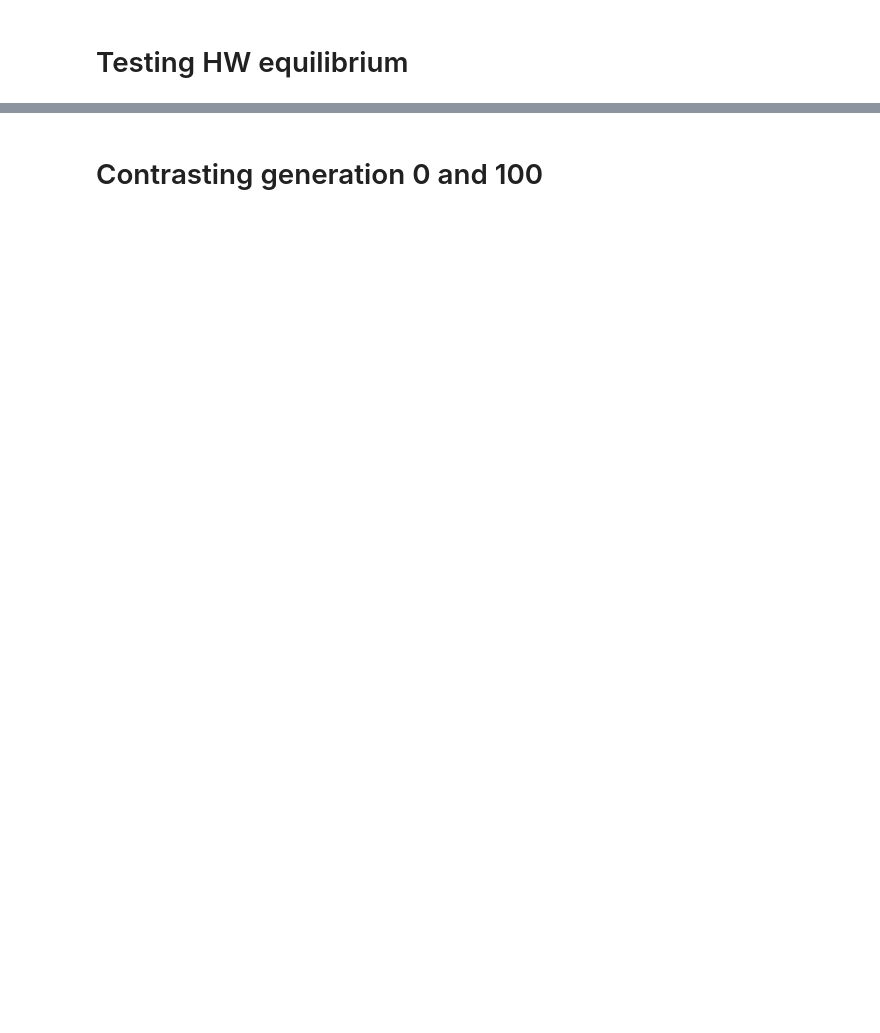
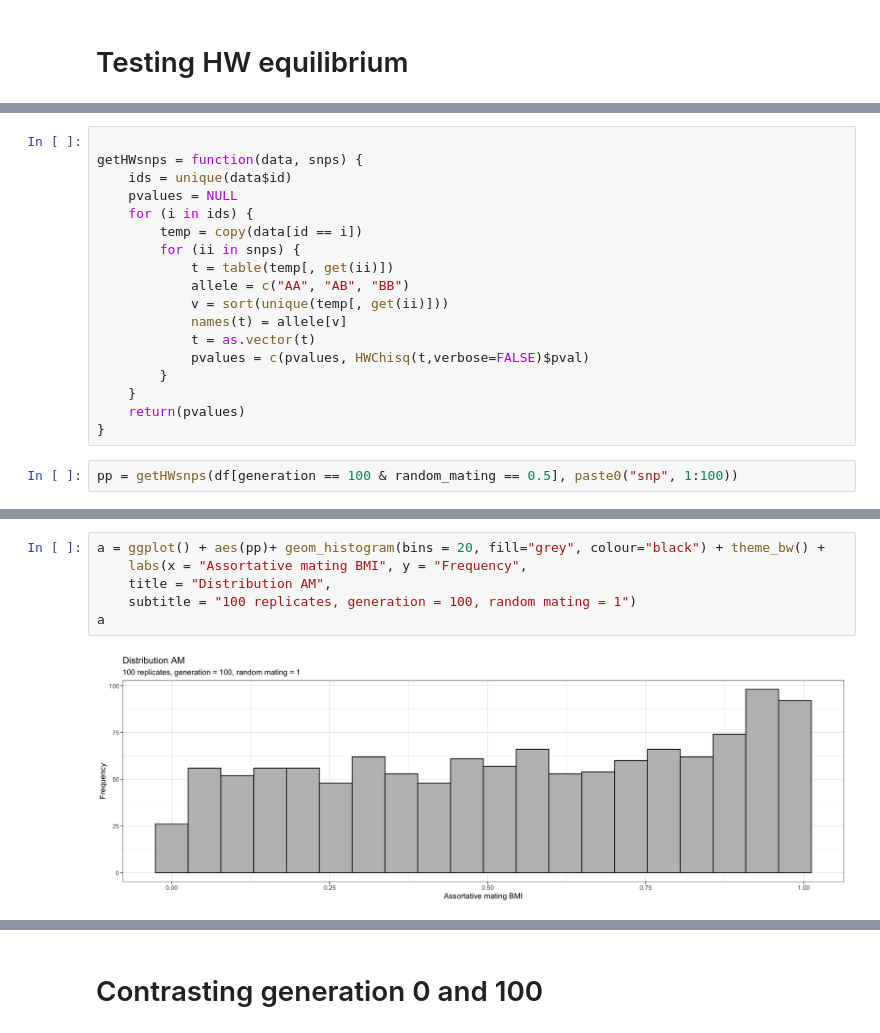
Before and after one commit to sdaza/obesity-dem-heritability, a Jupyter notebook: notebooks/testing-hw-snp-simulation.ipynb, the cells around one changed output, grey strips where cells are left out. Drawn from its saved outputs; the diff is of its cells as text; blank space fills up the shorter version.

```diff
--- a/notebooks/testing-hw-snp-simulation.ipynb
+++ b/notebooks/testing-hw-snp-simulation.ipynb
@@ -19,0 +46,20 @@ df = merge(dat, params[, .(iteration, replicate, random_mating)], by = c("iterat
+# %%
+
+getHWsnps = function(data, snps) {
+    ids = unique(data$id)
+    pvalues = NULL
+    for (i in ids) {
+        temp = copy(data[id == i])
+        for (ii in snps) {
+            t = table(temp[, get(ii)])
+            allele = c("AA", "AB", "BB")
+            v = sort(unique(temp[, get(ii)]))
+            names(t) = allele[v]
+            t = as.vector(t)
+            pvalues = c(pvalues, HWChisq(t,verbose=FALSE)$pval)
+        }
+    }
+    return(pvalues)
+}
+# %%
+pp = getHWsnps(df[generation == 100 & random_mating == 0.5], paste0("snp", 1:100))
@@ -19,0 +85,8 @@ df = merge(dat, params[, .(iteration, replicate, random_mating)], by = c("iterat
+# %%
+a = ggplot() + aes(pp)+ geom_histogram(bins = 20, fill="grey", colour="black") + theme_bw() +
+    labs(x = "Assortative mating BMI", y = "Frequency",
+    title = "Distribution AM",
+    subtitle = "100 replicates, generation = 100, random mating = 1")
+a
+# %% [output]
+[figure, added]
```
Also changed, not shown: parts of 14 cells of this notebook, 6 other files.
